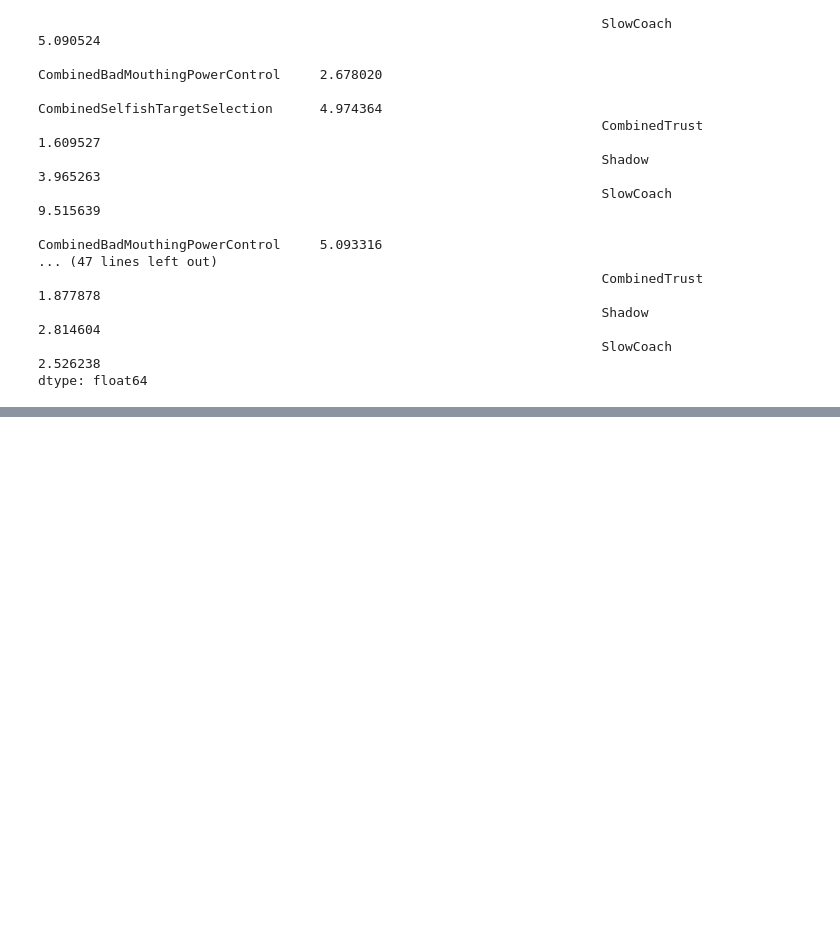
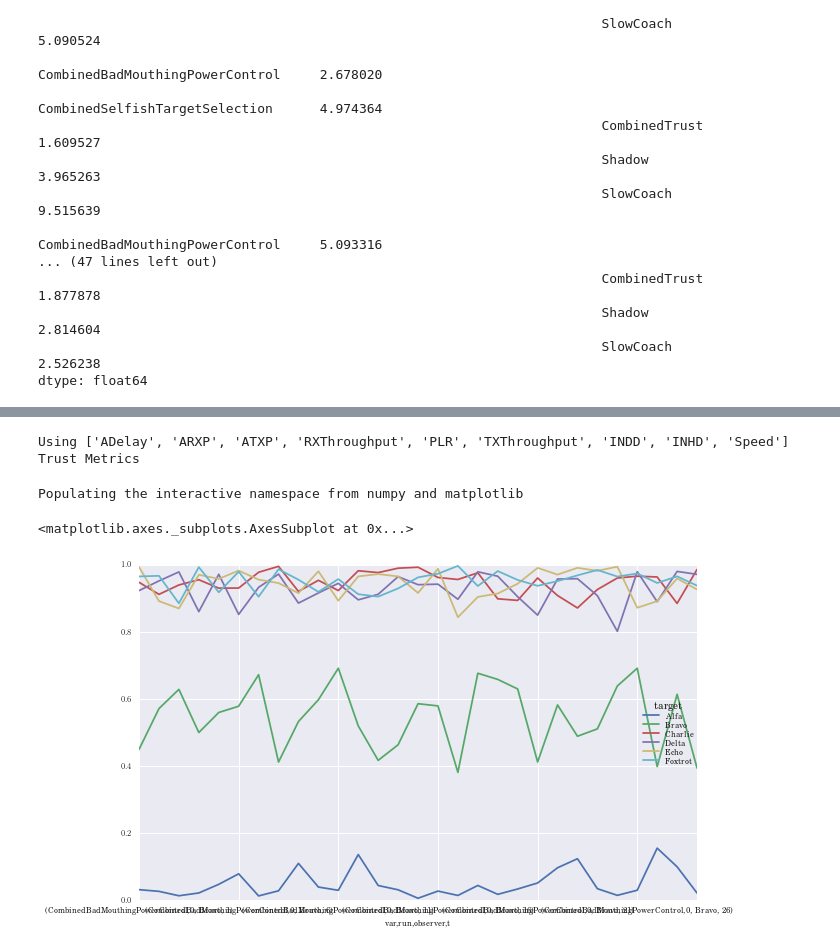
Before and after one commit to andrewbolster/aietes, a Jupyter notebook: scripts/notebooks/Chapters/Chapter 5.ipynb, the cells around one changed output, grey strips where cells are left out. Drawn from its saved outputs; the diff is of its cells as text; code cells hidden in the pictures; blank space fills up the shorter version.

```diff
--- a/scripts/notebooks/Chapters/Chapter 5.ipynb
+++ b/scripts/notebooks/Chapters/Chapter 5.ipynb
@@ -166,0 +166,68 @@ Y
+# %%
+with pd.get_store(results_path + '.h5') as store:
+    trust_frame = store.trust
+    tx = store.tx
+    acc = store.trust_accessories
+# %%
+# Extract trust metric names from frame
+verbose=True
+min_emphasis=0
+max_emphasis=2
+min_sum=1
+max_sum=1
+good="CombinedTrust"
+trust_metrics = list(trust_frame.keys())
+if verbose:
+    print("Using {0} Trust Metrics".format(trust_metrics))
+
+if max_emphasis - min_emphasis < 2:
+    raise RuntimeError("Setting Max Emphasis <2 is pointless; Runs all Zeros")
+
+if max_sum is None:
+    max_sum = np.inf
+
+combinations = itertools.ifilter(np.any,
+                                 itertools.product(
+                                     xrange(
+                                         min_emphasis, max_emphasis
+                                     ), repeat=len(trust_metrics)
+                                 )
+                                 )
+combinations = itertools.ifilter(lambda v: min_sum <= np.sum(v) <= max_sum,
+                                 combinations)
+combinations = sorted(combinations, key=lambda l: sum(map(abs, l)))
+# %% [output]
+Using ['ADelay', 'ARXP', 'ATXP', 'RXThroughput', 'PLR', 'TXThroughput', 'INDD', 'INHD', 'Speed'] Trust Metrics
+# %%
+from bounos.Analyses.Weight import generate_run_comparative_outlier_tp, norm_weight
+from bounos.Analyses.Trust import generate_node_trust_perspective
+outliers = []
+#for i, w in enumerate(combinations):
+#_w = norm_weight(w, trust_metrics)
+_w = norm_weight([-.03,.1,.495,.03,-.03,.06,-.047,-.039,-.1], trust_metrics)
+#if verbose: print(strftime("%Y-%m-%d %H:%M:%S", gmtime()), i, _w)
+
+weighted_trust_perspectives = generate_node_trust_perspective(trust_frame,
+                                                                    flip_metrics=[],
+                                                                    metric_weights=_w,
+                                                                    par=False)
+l_outliers = []
+for i, tf in weighted_trust_perspectives.groupby(level=['run', 'observer']):
+    l_outliers.append(generate_run_comparative_outlier_tp(tf, good=good, good_lvl='var'))
+outlier = pd.concat(l_outliers).sort_index().dropna(how='all').reset_index()
+for k in _w.keys():
+    outlier[k] = _w[k]
+outlier.set_index(['var', 't'], inplace=True)
+outliers.append(outlier)
+#break
+# %%
+%pylab inline
+pylab.rcParams['figure.figsize'] = (10, 6)
+
+wtp=weighted_trust_perspectives.xs('CombinedBadMouthingPowerControl', level='var', drop_level=False)\
+                            .xs(0, level='run', drop_level=False).xs('Bravo',level='observer', drop_level=False)
+wtp.plot()
+# %% [output]
+Populating the interactive namespace from numpy and matplotlib
+<matplotlib.axes._subplots.AxesSubplot at 0x...>
+[figure, added]
```
Also changed, not shown: parts of 25 cells of this notebook, 6 other files.
